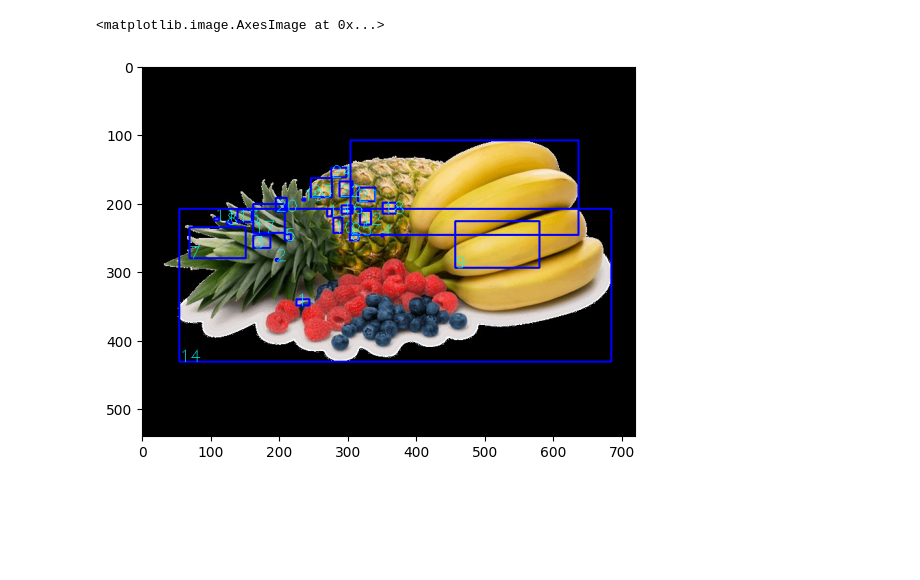
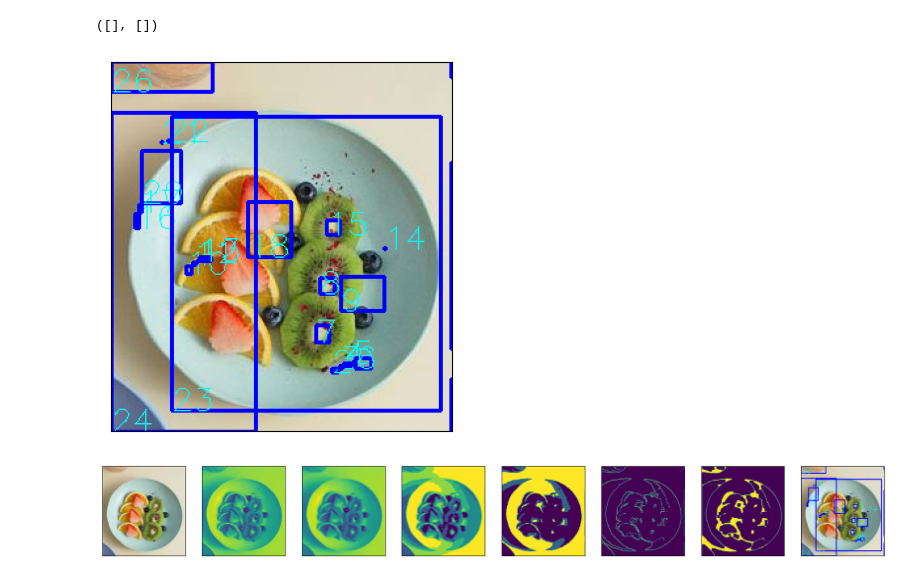
Before and after one commit to adnanzaih/segmentation_hexagonlavish, a Jupyter notebook: src/Thresholding.ipynb, the cells around one changed output. Cells and saved outputs as stored; diff of their text form; code cells hidden in the pictures; blank space fills up the shorter version.

```diff
--- a/src/Thresholding.ipynb
+++ b/src/Thresholding.ipynb
@@ -7,4 +7,3 @@ import cv2
 # %%
-img = cv2.imread('fruits.jpg')
+img = cv2.imread('images/plate1.jpg')
 img = cv2.cvtColor(img, cv2.COLOR_BGR2RGB)
-plt.imshow(img, cmap="brg", vmin=0, vmax=255)
@@ -67,13 +36,34 @@ plt.imshow(closing, cmap='gray', vmin=0, vmax=255)
 # %%
 
 new_img = img.copy()
 conts,h=cv2.findContours(closing.copy(),cv2.RETR_EXTERNAL,cv2.CHAIN_APPROX_NONE)
 for i in range(len(conts)):
     x,y,w,h=cv2.boundingRect(conts[i])
     cv2.rectangle(new_img,(x,y),(x+w,y+h),(0,0,255), 2)
     cv2.putText(new_img, str(i+1),(x,y+h),cv2.FONT_HERSHEY_SIMPLEX,0.8,(0,255,255))
 # show the image
 plt.imshow(new_img, cmap='brg', vmin=0, vmax=255)
+plt.xticks([])
+plt.yticks([])
 # %% [output]
-<matplotlib.image.AxesImage at 0x...>
+([], [])
-[figure, old version]
+[figure, new version]
+# %%
+img_array = [img, gray, blur, segmented_image, thresh, edges, closing, new_img]
+
+
+# Create a 4x4 plot axes
+fig, axs = plt.subplots(1, 8, figsize=(24, 12), facecolor='w', edgecolor='k')
+
+# Remove tick marks
+for ax in axs.flat:
+    ax.set(xticks=[], yticks=[])
+
+# Display an image from the image array in each subplot
+for i, ax in enumerate(axs.flat):
+    ax.imshow(img_array[i])
+
+# Show the plot
+plt.show()
+# %% [output]
+[figure, added]
```
Also changed, not shown: parts of 10 cells of this notebook, 3 other files.
